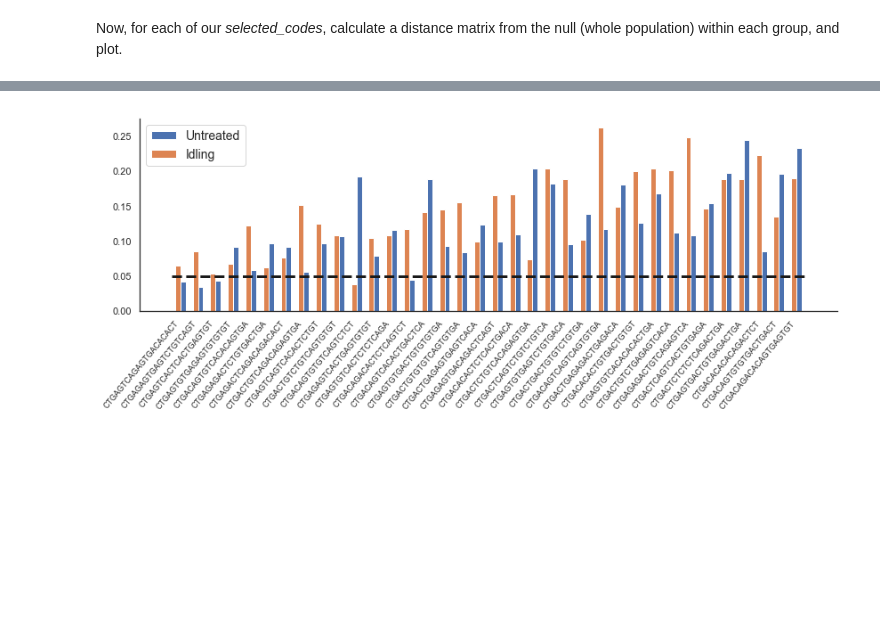
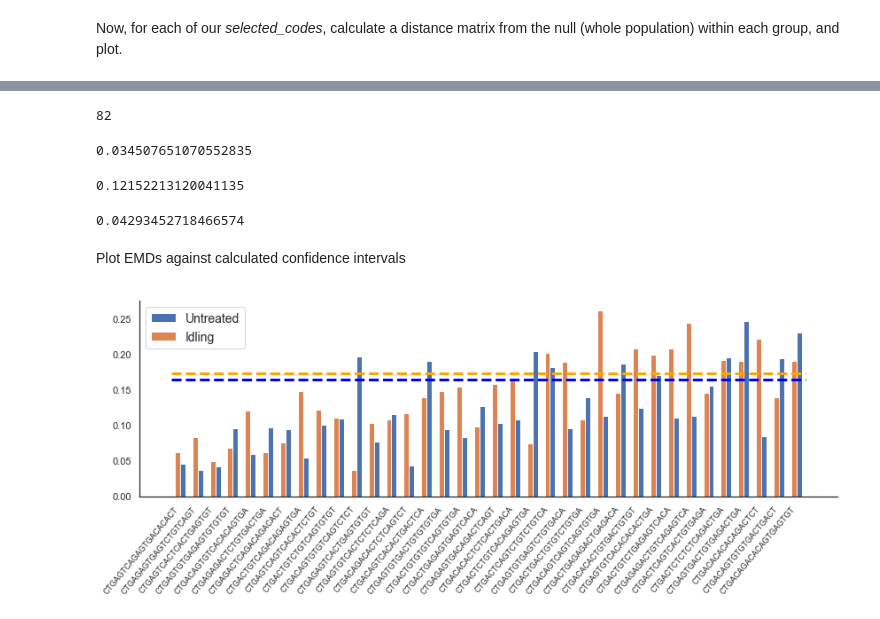
Before and after one commit to codyheiser/fluffy-succotash, a Jupyter notebook: SKMEL5_treatments.ipynb, the cells around one changed output, grey strips where cells are left out. Saved outputs shown, nothing was run; the diff lists cells and outputs as text; code cells hidden in the pictures; blank space fills up the shorter version.

```diff
--- a/SKMEL5_treatments.ipynb
+++ b/SKMEL5_treatments.ipynb
@@ -240,12 +384,31 @@ Wall time: 12.8 s
+# %%
+len(I_baseline_out.EMD)
+# %% [output]
+82
+# %%
+I_baseline_out.EMD.std()
+# %% [output]
+0.034507651070552835
+# %%
+U_baseline_out.EMD.mean()
+# %% [output]
+0.12152213120041135
+# %%
+U_baseline_out.EMD.std()
+# %% [output]
+0.04293452718466574
+# %% [markdown]
+Plot EMDs against calculated confidence intervals
 # %%
 plt.figure(figsize=(12,5))
 plt.bar(x=U_out.code, height=U_out.EMD, align='edge', width=0.3, label='Untreated')
 plt.bar(x=I_out.code, height=I_out.EMD, align='edge', width=-0.3, label='Idling')
-plt.hlines(y=0.0492, xmin=-0.5, xmax=len(I_out.code)-0.5, linestyle='dashed', linewidth=3)
+plt.hlines(y=0.1385+0.0345, xmin=-0.5, xmax=len(I_out.code)-0.5, linestyle='dashed', linewidth=3, color='orange')
+plt.hlines(y=0.1215+0.0429, xmin=-0.5, xmax=len(I_out.code)-0.5, linestyle='dashed', linewidth=3, color='blue')
 plt.xticks(rotation=50, fontsize=9, ha='right')
 plt.legend(loc='best',fontsize=14)
 sns.despine()
 plt.tight_layout()
 plt.show()
 # %% [output]
-[figure, old version]
+[figure, new version]
```
Also changed, not shown: parts of 18 cells of this notebook.
